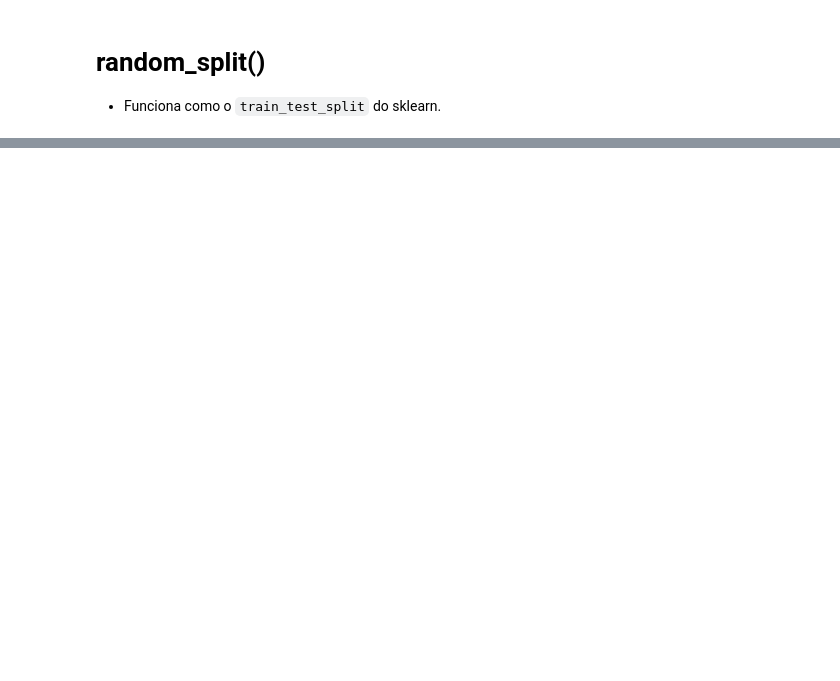
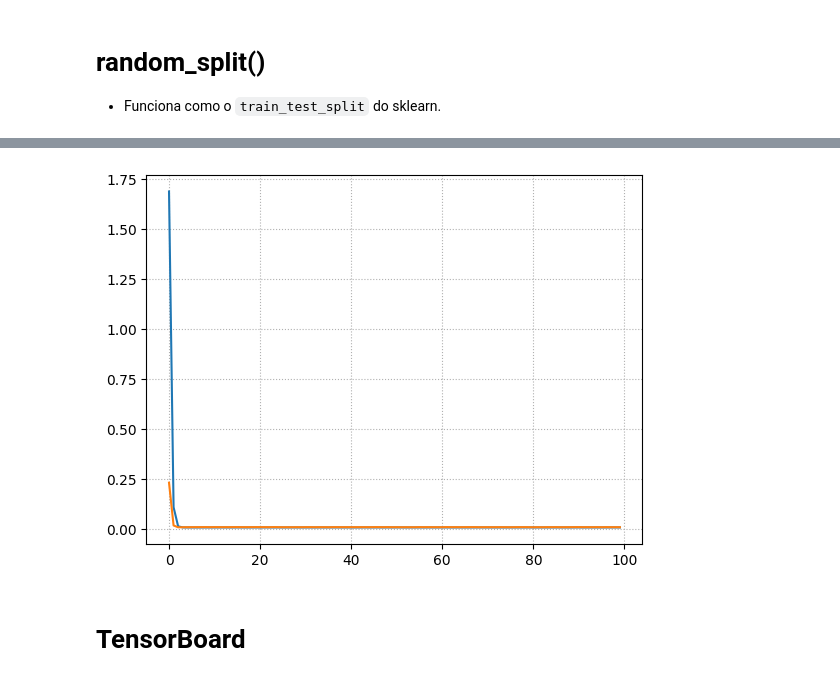
Before and after one commit to LuizHenriqueEgito/DeepLearningLab, a Jupyter notebook: DeepLearning-Step-by-Step/Vol1.ipynb, the cells around one changed output, grey strips where cells are left out. Saved outputs shown, nothing was run; the diff lists cells and outputs as text; code cells hidden in the pictures; blank space fills up the shorter version.

```diff
--- a/DeepLearning-Step-by-Step/Vol1.ipynb
+++ b/DeepLearning-Step-by-Step/Vol1.ipynb
@@ -635,0 +630,24 @@ val_loader = DataLoader(val_data, batch_size=16)
+# %%
+def make_val_step_fn(model, loss_fn):
+    def perform_val_step_fn(X, y):
+        model.eval()
+        y_hat = model(X)
+        loss = loss_fn(y_hat, y)
+        return loss.item()
+    return perform_val_step_fn
+# %%
+train_step_fn = make_train_step_fn(model=model, loss_fn=criterion, optimizer=optimizer)
+# %%
+val_step_fn = make_val_step_fn(model, criterion)
+# %%
+EPOCHS = 100
+
+losses = []
+val_losses = []
+
+for epoch in range(EPOCHS):
+    loss = mini_batch_fn(device, train_loader, train_step_fn)
+    losses.append(loss)
+    with torch.inference_mode():
+        val_loss = mini_batch_fn(device, val_loader, val_step_fn)
+        val_losses.append(val_loss)
@@ -635,0 +658,10 @@ val_loader = DataLoader(val_data, batch_size=16)
+# %%
+fig, ax = plt.subplots()
+ax.plot(losses)
+ax.plot(val_losses)
+ax.grid(True, linestyle=':')
+plt.show()
+# %% [output]
+[figure, added]
+# %% [markdown]
+# TensorBoard
```
Also changed, not shown: parts of 19 cells of this notebook, 7 other files.
